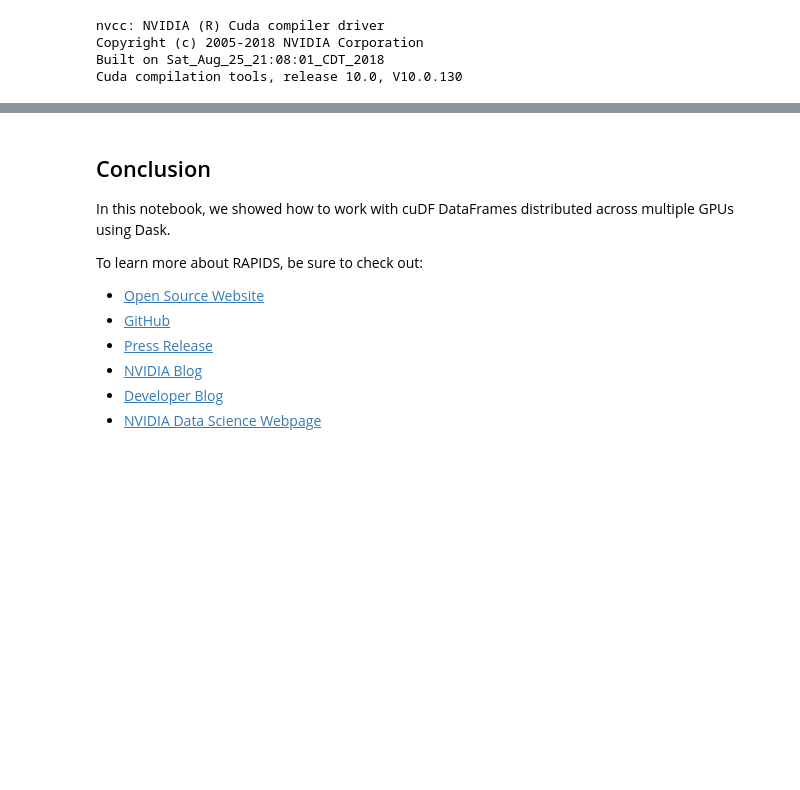
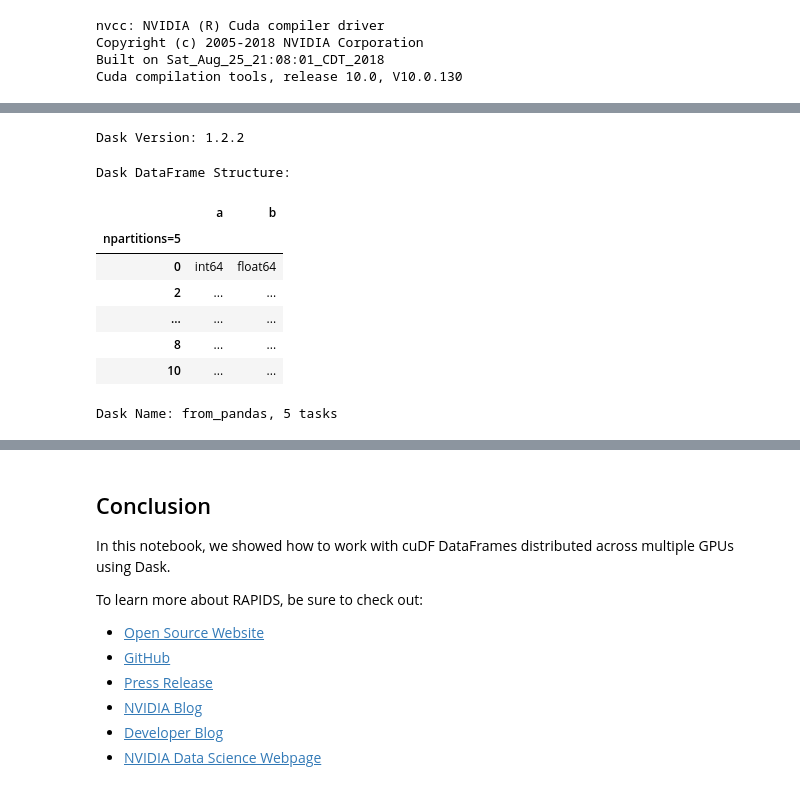
Before and after one commit to rapidsai-community/notebooks-contrib, a Jupyter notebook: beginner/tutorial/05_Introduction_to_Dask_cuDF.ipynb, the cells around one changed output, grey strips where cells are left out. Cells and saved outputs as stored; diff of their text form; code cells hidden in the pictures; blank space fills up the shorter version.

Commit message:
some updates to introduction to cudf; some boilerplate for dask cudf

```diff
--- a/beginner/tutorial/05_Introduction_to_Dask_cuDF.ipynb
+++ b/beginner/tutorial/05_Introduction_to_Dask_cuDF.ipynb
@@ -402,0 +64,6 @@ Lorem ipsum dolor sit amet, consectetur adipiscing elit, sed do eiusmod tempor i
+# %%
+import pandas as pd
+
+pandas_df = pd.DataFrame({'a': [0, 1, 2, 3, 4, 5, 6, 7, 8, 9, 10],
+                          'b': [0.0, 0.1, 0.2, None, 0.4, 0.5, 0.6, 0.7, 0.8, 0.9, 1.0]})
+print(pandas_df)
@@ -402,0 +83,16 @@ Lorem ipsum dolor sit amet, consectetur adipiscing elit, sed do eiusmod tempor i
+# %%
+import dask; print('Dask Version:', dask.__version__)
+
+dask_df = dask.dataframe.from_pandas(pandas_df, npartitions=8)
+dask_df
+# %% [output]
+Dask Version: 1.2.2
+Dask DataFrame Structure:
+|  | a | b |
+| npartitions=5 |  |  |
+| 0 | int64 | float64 |
+| 2 | ... | ... |
+| ... | ... | ... |
+| 8 | ... | ... |
+| 10 | ... | ... |
+Dask Name: from_pandas, 5 tasks
```
Also changed, not shown: parts of 143 cells of this notebook, 1 other file.
